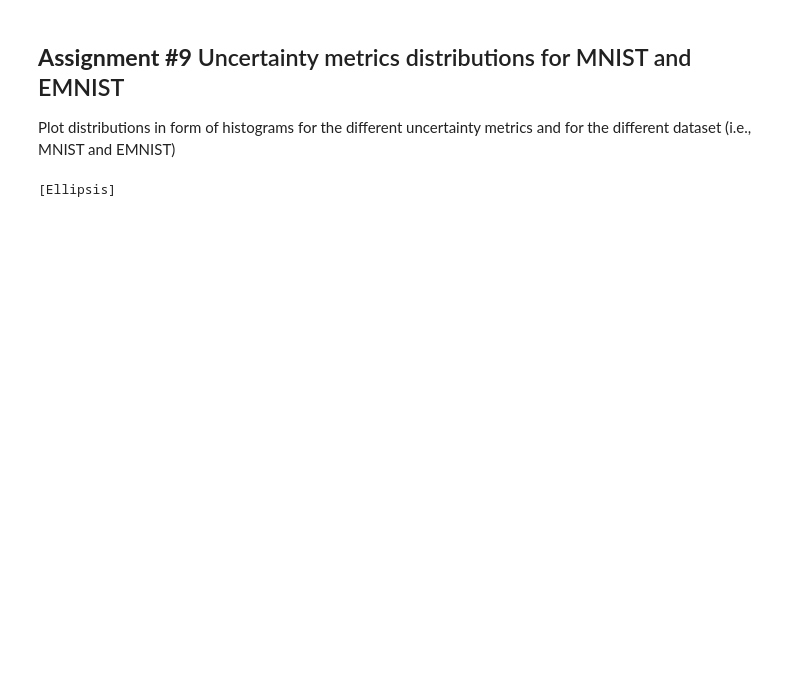
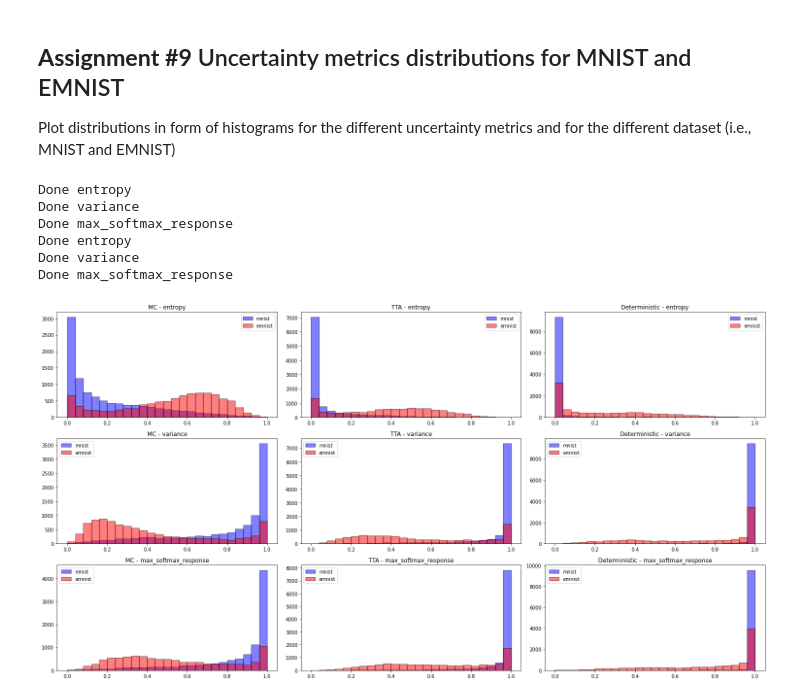
Before and after one commit to giuseppesalvi/MLinA-DL-Uncertainty, a Jupyter notebook: MLinA_DL_uncertainty.ipynb, the cells around one changed output. Cells and saved outputs as stored; diff of their text form; code cells hidden in the pictures; blank space fills up the shorter version.

Commit message:
feat: test time augmentations

```diff
--- a/MLinA_DL_uncertainty.ipynb
+++ b/MLinA_DL_uncertainty.ipynb
@@ -498,0 +540,8 @@ MC Dropout is set to None
+# %%
+net_tta = TTAWrapper()
+net_tta.build((1, 28, 28, 1))
+net_tta.summary()
+optimizer = tf.keras.optimizers.SGD(learning_rate=0.01)
+net_tta.compile(optimizer=optimizer, loss="categorical_crossentropy", metrics="accuracy")
+net_tta.fit(mnist_train, epochs=3)
+print("Accuracy on test set: {:.2f}".format(net_tta.evaluate(mnist_test)[1]))
@@ -502,7 +572,30 @@ mnist_preds_tta = net_tta.predict_many_times(mnist_test, "random_zoom", repeat=1
 # %% [markdown]
 ## **Assignment #9** Uncertainty metrics distributions for MNIST and EMNIST
 Plot distributions in form of histograms for the different uncertainty metrics and for the different dataset (i.e., MNIST and EMNIST)
-# %%
-[...]
-# %% [output]
-[Ellipsis]
+# %%
+uncertainties_tta = dict()
+uncertainties_tta['mnist'] = net_tta.uncertainty_metrics(np.array(mnist_preds_tta))
+uncertainties_tta['emnist'] = net_tta.uncertainty_metrics(np.array(emnist_preds_tta))
+fig, axes = plt.subplots(len(net_unc._uncertainty_metrics.keys()), 3, figsize=(21, 11))
+for ax, measure in zip(axes, net_unc._uncertainty_metrics.keys()):
+    ax[0] .set_title(f"MC - {measure}")
+    ax[0].hist(uncertainties['mnist'][measure], color="blue", log=False, bins=25, edgecolor='black', linewidth=1.2, alpha=0.5, label="mnist");
+    ax[0].hist(uncertainties['emnist'][measure], color="red", log=False, bins=25, edgecolor='black', linewidth=1.2, alpha=0.5, label="emnist");
+    ax[0].legend()
+    ax[1].set_title(f"TTA - {measure}")
+    ax[1].hist(uncertainties_tta['mnist'][measure], color="blue", log=False, bins=25, edgecolor='black', linewidth=1.2, alpha=0.5, label="mnist");
+    ax[1].hist(uncertainties_tta['emnist'][measure], color="red", log=False, bins=25, edgecolor='black', linewidth=1.2, alpha=0.5, label="emnist");
+    ax[1].legend()
+    ax[2] .set_title(f"Deterministic - {measure}")
+    ax[2].hist(uncertainties_deterministic['mnist'][measure], color="blue", log=False, bins=25, edgecolor='black', linewidth=1.2, alpha=0.5, label="mnist");
+    ax[2].hist(uncertainties_deterministic['emnist'][measure], color="red", log=False, bins=25, edgecolor='black', linewidth=1.2, alpha=0.5, label="emnist");
+    ax[2].legend()
+plt.tight_layout()
+# %% [output]
+Done entropy
+Done variance
+Done max_softmax_response
+Done entropy
+Done variance
+Done max_softmax_response
+[figure, added]
```
Also changed, not shown: parts of 4 cells of this notebook.
